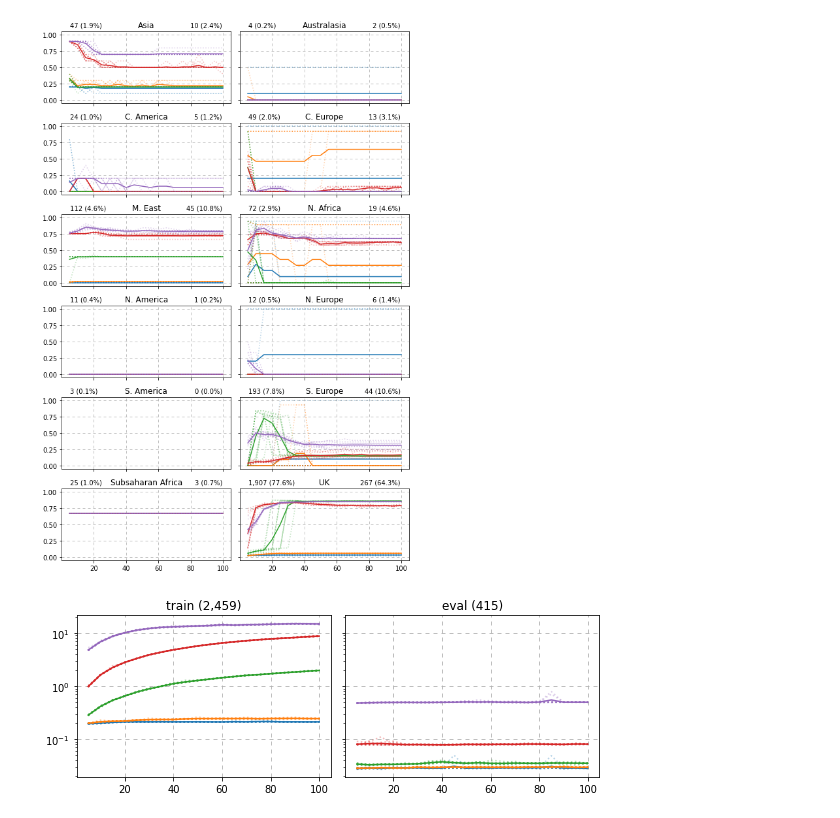
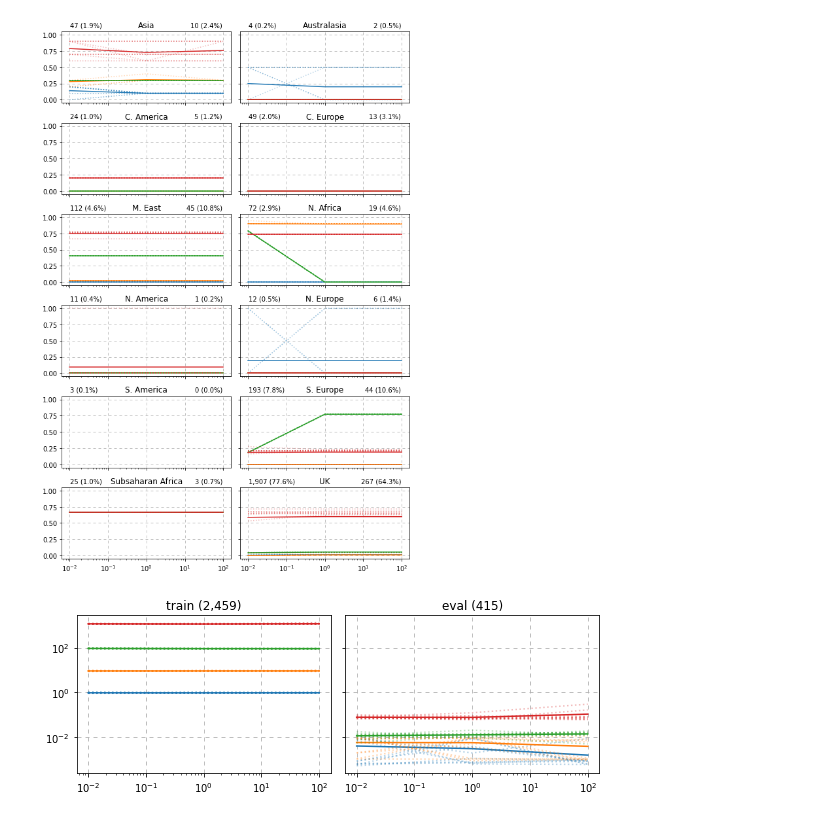
Before and after one commit to jordan-wei-taylor/genolearn, a Jupyter notebook: demo-B.ipynb, the cells around one changed output. Drawn from its saved outputs; the diff is of its cells as text; code cells hidden in the pictures.

Commit message:
cleaned scripts and updated docs

```diff
--- a/demo-B.ipynb
+++ b/demo-B.ipynb
@@ -15,7 +15,7 @@ Y_test      = dataloader.load_Y(*test)
 
 regions    = list(dataloader.encoder)
 
-npz     = np.load('script-output/random-forest.npz')
+npz     = np.load('script-output/logistic-regression.npz')
 
 Y_hat   = dataloader.decode(npz['hats'])
 
@@ -29,8 +29,8 @@ ax      = ax.flatten()
 
 for i, acc in enumerate(accs):
     for j, k in enumerate(npz['K']):
-        ax[i].plot(npz['max_depth'], acc[j], c = colors[j], ls = ':', alpha = 0.3)
-        ax[i].plot(npz['max_depth'], acc[j].mean(axis = -1), c = colors[j])
+        ax[i].semilogx(npz['C'], acc[j], c = colors[j], ls = ':', alpha = 0.3)
+        ax[i].semilogx(npz['C'], acc[j].mean(axis = -1), c = colors[j])
     ax[i].set_title(regions[i])
     train = Y_train == regions[i]
     test  = Y_test  == regions[i]
@@ -39,20 +39,20 @@ for i, acc in enumerate(accs):
     ax[i].grid(ls = (0, (5, 5)))
 
 plt.tight_layout()
-plt.savefig('outputs/intra-accuracies.png', dpi = 300)
+# plt.savefig('outputs/intra-accuracies.png', dpi = 300)
 # %% [output]
-[figure, old version]
+[figure, new version]
 # %%
 fig, ax = plt.subplots(1, 2, figsize = (8, 3), sharey = True)
 
 for t, title in enumerate([f'train ({len(Y_train):,d})', f'eval ({len(Y_test):,d})']):
     for j, k in enumerate(npz['K']):
-        ax[t].semilogy(npz['max_depth'], npz['times'][j,...,t], c = colors[j], ls = ':', alpha = 0.3)
-        ax[t].semilogy(npz['max_depth'], npz['times'][j,...,t].mean(axis = -1), c = colors[j])
+        ax[t].loglog(npz['C'], npz['times'][j,...,t], c = colors[j], ls = ':', alpha = 0.3)
+        ax[t].loglog(npz['C'], npz['times'][j,...,t].mean(axis = -1), c = colors[j])
     ax[t].grid(ls = (0, (5, 5)))
     ax[t].set_title(title)
 
 plt.tight_layout()
-plt.savefig('outputs/times.png', dpi = 300)
+# plt.savefig('outputs/times.png', dpi = 300)
 # %% [output]
-[figure, old version]
+[figure, new version]
```
Also changed, not shown: 37 other files.
